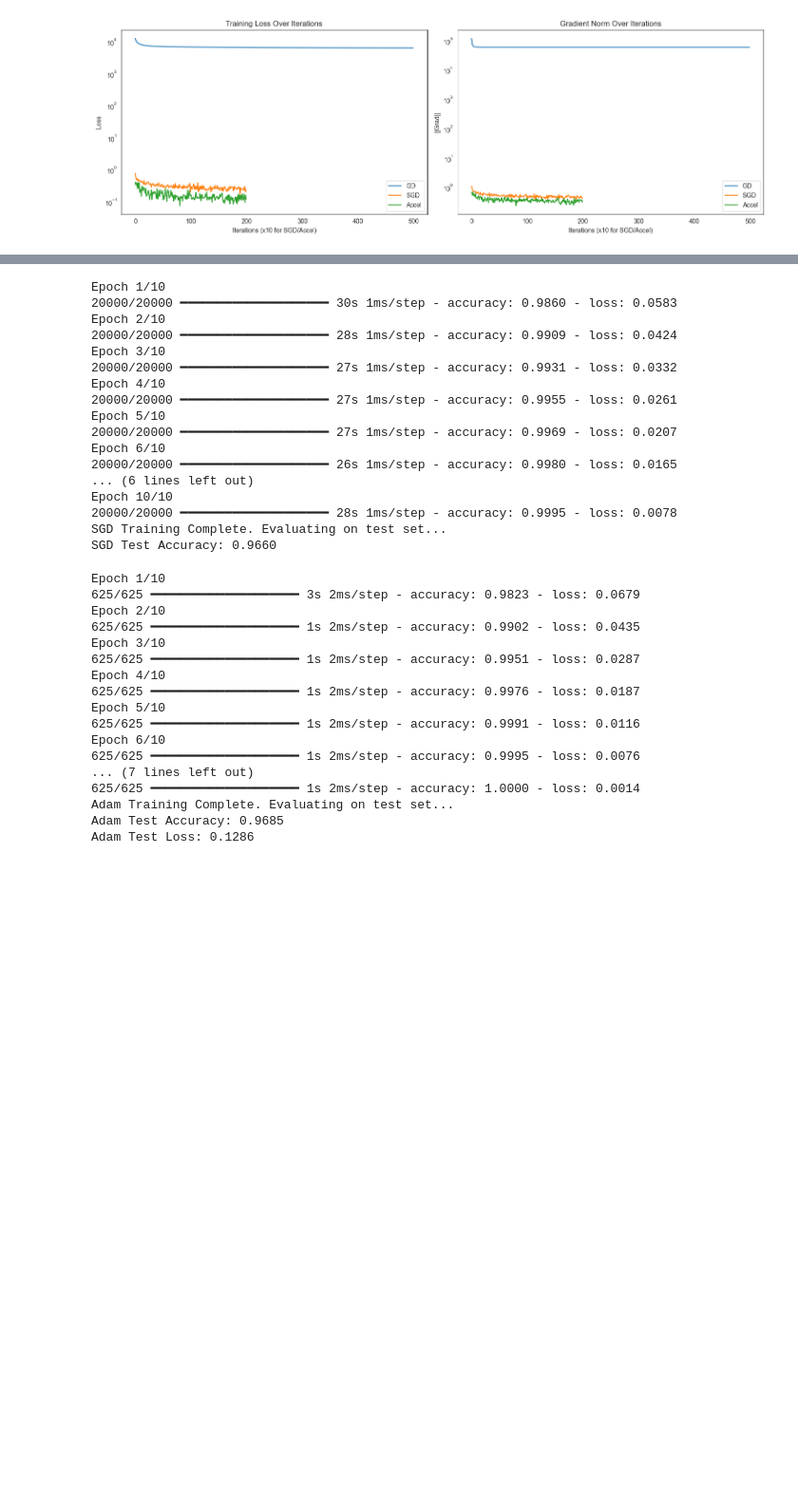
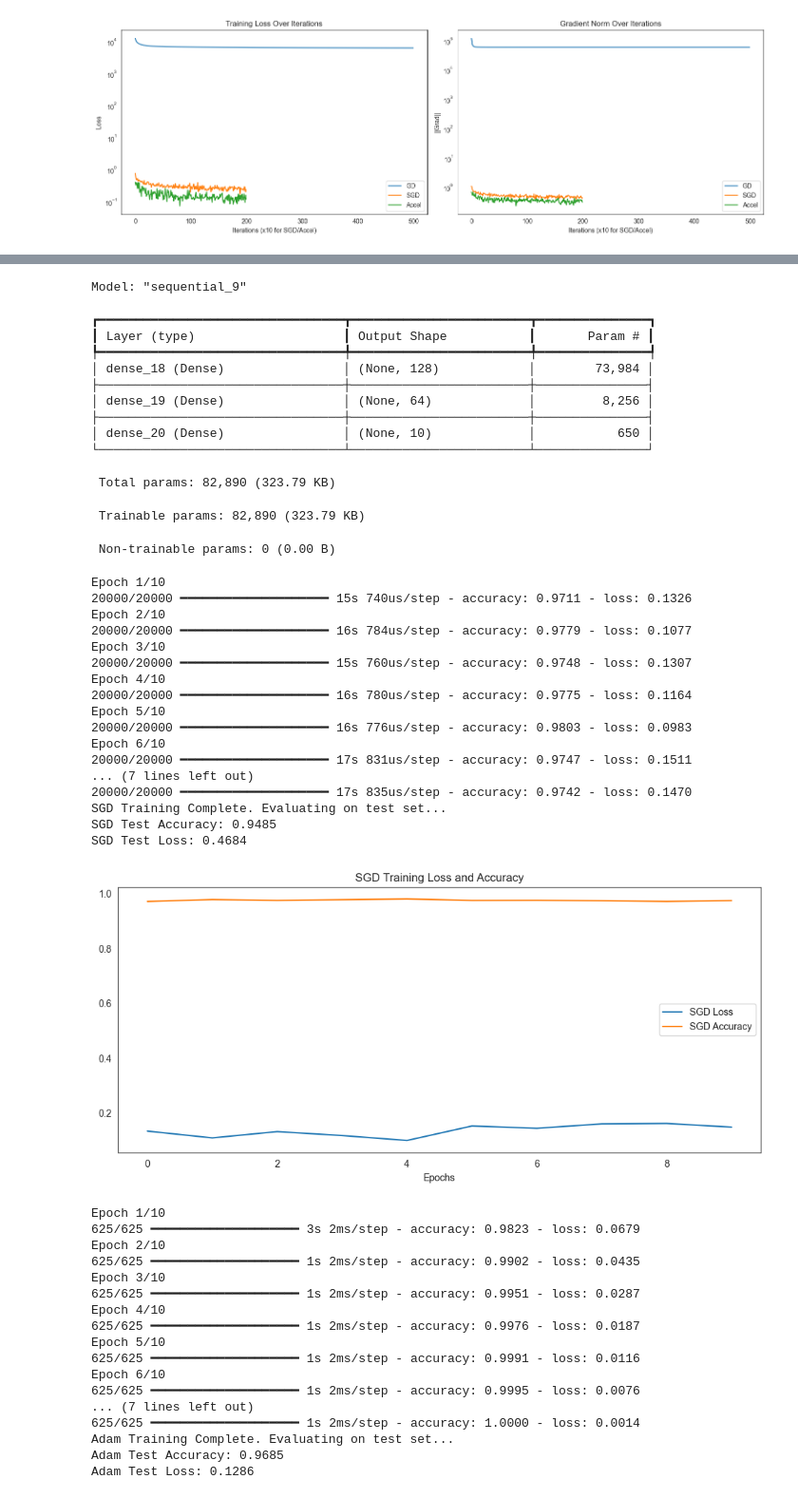
Before and after one commit to Ripa-Shah/MachineLearningOptimization, a Jupyter notebook: Data_preparation.ipynb, the cells around one changed output, grey strips where cells are left out. Shown at 95% size. Saved outputs shown, nothing was run; the diff lists cells and outputs as text; code cells hidden in the pictures; blank space fills up the shorter version.

```diff
--- a/Data_preparation.ipynb
+++ b/Data_preparation.ipynb
@@ -1068,32 +1122,55 @@ ValueError: Sequential model sequential cannot be built because it has no layers
 # %%
 # 2. Implementation for SGD (Stochastic Gradient Descent)
 # Use a batch size of 1
 optimizer_sgd = keras.optimizers.SGD(learning_rate=0.01)
 model.compile(optimizer=optimizer_sgd, loss='sparse_categorical_crossentropy', metrics=['accuracy'])
 # Convert One-Hot vectors back to integer labels
 Y_train_int = np.argmax(Y_train, axis=1)
+model.summary()
 history_sgd = model.fit(x_train_final, Y_train_int, epochs=10, batch_size=1)
 print("SGD Training Complete. Evaluating on test set...")
 test_loss_sgd, test_acc_sgd = model.evaluate(x_test_final, np.argmax(Y_test, axis=1), verbose=0)
 print(f"SGD Test Accuracy: {test_acc_sgd:.4f}")
+print(f"SGD Test Loss: {test_loss_sgd:.4f}")
+plt.figure(figsize=(12,5))
+plt.plot(history_sgd.history['loss'], label='SGD Loss')
+plt.plot(history_sgd.history['accuracy'], label='SGD Accuracy')
+plt.title("SGD Training Loss and Accuracy")
+plt.xlabel("Epochs")
+plt.legend()
+plt.show()
 # %% [output]
-Epoch 1/10
-20000/20000 ━━━━━━━━━━━━━━━━━━━━ 30s 1ms/step - accuracy: 0.9860 - loss: 0.0583
-Epoch 2/10
-20000/20000 ━━━━━━━━━━━━━━━━━━━━ 28s 1ms/step - accuracy: 0.9909 - loss: 0.0424
-Epoch 3/10
-20000/20000 ━━━━━━━━━━━━━━━━━━━━ 27s 1ms/step - accuracy: 0.9931 - loss: 0.0332
-Epoch 4/10
-20000/20000 ━━━━━━━━━━━━━━━━━━━━ 27s 1ms/step - accuracy: 0.9955 - loss: 0.0261
-Epoch 5/10
-20000/20000 ━━━━━━━━━━━━━━━━━━━━ 27s 1ms/step - accuracy: 0.9969 - loss: 0.0207
-Epoch 6/10
-20000/20000 ━━━━━━━━━━━━━━━━━━━━ 26s 1ms/step - accuracy: 0.9980 - loss: 0.0165
-... (6 lines left out)
-Epoch 10/10
-20000/20000 ━━━━━━━━━━━━━━━━━━━━ 28s 1ms/step - accuracy: 0.9995 - loss: 0.0078
-SGD Training Complete. Evaluating on test set...
-SGD Test Accuracy: 0.9660
+Model: "sequential_9"
+┏━━━━━━━━━━━━━━━━━━━━━━━━━━━━━━━━━┳━━━━━━━━━━━━━━━━━━━━━━━━┳━━━━━━━━━━━━━━━┓
+┃ Layer (type)                    ┃ Output Shape           ┃       Param # ┃
+┡━━━━━━━━━━━━━━━━━━━━━━━━━━━━━━━━━╇━━━━━━━━━━━━━━━━━━━━━━━━╇━━━━━━━━━━━━━━━┩
+│ dense_18 (Dense)                │ (None, 128)            │        73,984 │
+├─────────────────────────────────┼────────────────────────┼───────────────┤
+│ dense_19 (Dense)                │ (None, 64)             │         8,256 │
+├─────────────────────────────────┼────────────────────────┼───────────────┤
+│ dense_20 (Dense)                │ (None, 10)             │           650 │
+└─────────────────────────────────┴────────────────────────┴───────────────┘
+ Total params: 82,890 (323.79 KB)
+ Trainable params: 82,890 (323.79 KB)
+ Non-trainable params: 0 (0.00 B)
+Epoch 1/10
+20000/20000 ━━━━━━━━━━━━━━━━━━━━ 15s 740us/step - accuracy: 0.9711 - loss: 0.1326
+Epoch 2/10
+20000/20000 ━━━━━━━━━━━━━━━━━━━━ 16s 784us/step - accuracy: 0.9779 - loss: 0.1077
+Epoch 3/10
+20000/20000 ━━━━━━━━━━━━━━━━━━━━ 15s 760us/step - accuracy: 0.9748 - loss: 0.1307
+Epoch 4/10
+20000/20000 ━━━━━━━━━━━━━━━━━━━━ 16s 780us/step - accuracy: 0.9775 - loss: 0.1164
+Epoch 5/10
+20000/20000 ━━━━━━━━━━━━━━━━━━━━ 16s 776us/step - accuracy: 0.9803 - loss: 0.0983
+Epoch 6/10
+20000/20000 ━━━━━━━━━━━━━━━━━━━━ 17s 831us/step - accuracy: 0.9747 - loss: 0.1511
+... (7 lines left out)
+20000/20000 ━━━━━━━━━━━━━━━━━━━━ 17s 835us/step - accuracy: 0.9742 - loss: 0.1470
+SGD Training Complete. Evaluating on test set...
+SGD Test Accuracy: 0.9485
+SGD Test Loss: 0.4684
+[figure, added]
 # %%
 # 3. Implementation for AGD (Adaptive/Adam)
 # This uses adaptive learning rates for each parameter
```
Also changed, not shown: parts of 1 cell of this notebook.
